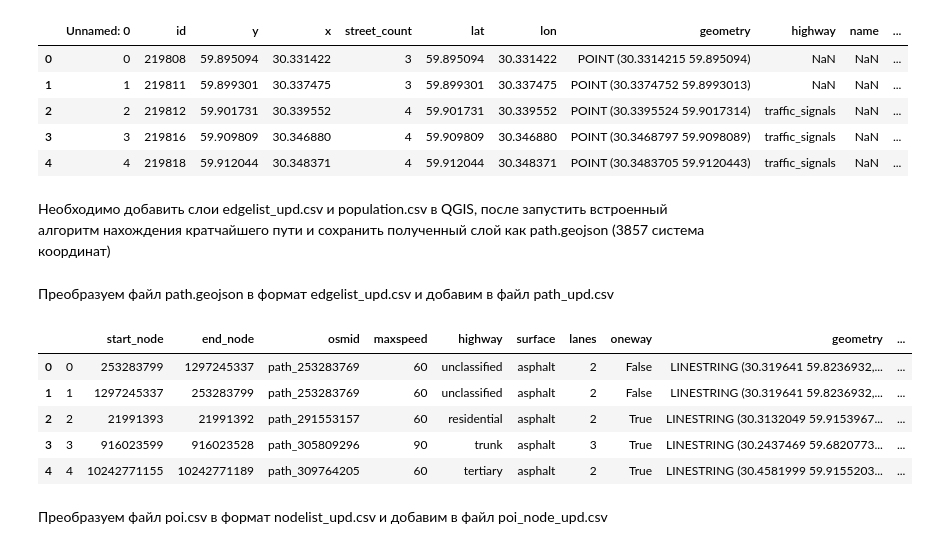
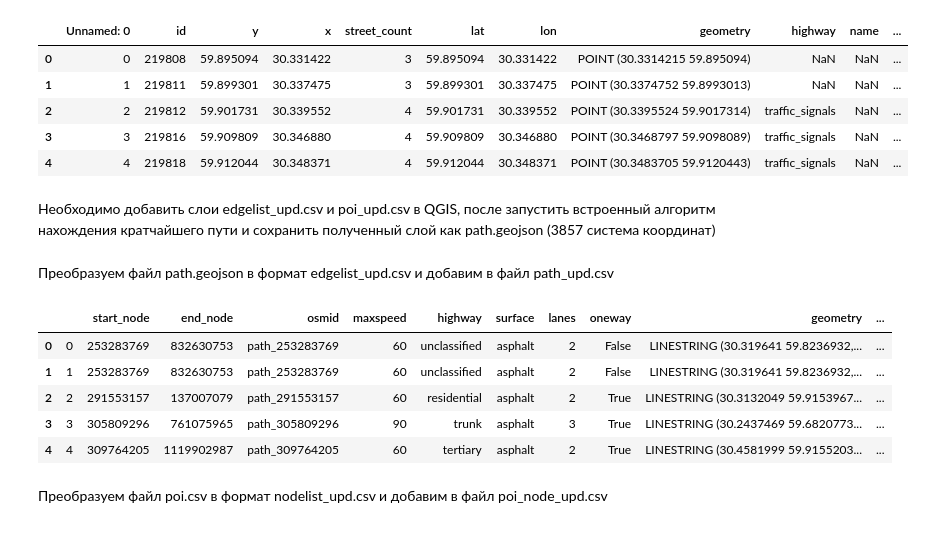
Before and after one commit to citec-spbu/city-view, a Jupyter notebook: notebook/graph.ipynb, the cells around one changed output. Saved outputs shown, nothing was run; the diff lists cells and outputs as text; code cells hidden in the pictures.

Commit message:
Update path_upd.csv

```diff
--- a/notebook/graph.ipynb
+++ b/notebook/graph.ipynb
@@ -82,7 +82,7 @@ Saved file /home/nermakovaa/ermak/semester_3/Plugin/city-road-network/crn-exampl
 | 3 | 3 | 219816 | 59.909809 | 30.346880 | 4 | 59.909809 | 30.346880 | POINT (30.3468797 59.9098089) | traffic_signals | NaN | ... |
 | 4 | 4 | 219818 | 59.912044 | 30.348371 | 4 | 59.912044 | 30.348371 | POINT (30.3483705 59.9120443) | traffic_signals | NaN | ... |
 # %% [markdown]
-Необходимо добавить слои edgelist_upd.csv и population.csv в QGIS, после запустить встроенный алгоритм нахождения кратчайшего пути и сохранить полученный слой как path.geojson (3857 система координат)
+Необходимо добавить слои edgelist_upd.csv и poi_upd.csv в QGIS, после запустить встроенный алгоритм нахождения кратчайшего пути и сохранить полученный слой как path.geojson (3857 система координат)
 # %%
 import sys
 import os
@@ -107,45 +107,45 @@ import pandas as pd
 import re
 import numpy as np
 
-csv_path = "/data/spb/path.csv"
+csv_path = "/home/nermakovaa/ermak/semester_3/Plugin/plugin/new/city-view/data /spb/path.csv"
 df = pd.read_csv(csv_path)
 
 new_columns = ["", "start_node", "end_node", "osmid", "maxspeed", "highway", "surface", "lanes", "oneway", "geometry", "name", "smoothness",
        "living_street", "service", "length (m)", "length (km)", "capacity (veh/h)", "maxspeed (km/h)", "flow_time (h)", "flow_time (s)"]
 new_df = pd.DataFrame(columns=new_columns)
 
 new_df[""] = range(len(df))
 
-new_df["start_node"] = df["start_node"]
-new_df["end_node"] = df["end_node"]
-new_df["osmid"] = "path_" + df["osmid"].astype(str)
+new_df["start_node"] = df["osmid"] # osmid здания - откуда проводили прямую poi_upd
+new_df["end_node"] = df["osmid_2"] # osmid_2 прямой - прямая к которой проводили перпендикуляр из edgelist_upd
+new_df["osmid"] = "path_" + df["osmid"].astype(str) # название перпендикуляра (поскольку в osm нет - сами задаем)
 new_df["maxspeed"] = df["maxspeed"]
 new_df["highway"] = df["highway"].apply(lambda x: x.strip("['']") if isinstance(x, str) else x)
 new_df["surface"] = df["surface"].apply(lambda x: x.strip("['']") if isinstance(x, str) else x)
 new_df["lanes"] = df["lanes"]
 new_df["oneway"] = df["oneway"]
 new_df["geometry"] = df["geometry"].apply(lambda x: re.sub(r'\((.*?)\)', r'\1', x)).apply(lambda x: x.replace("MULTILINESTRING", "LINESTRING"))
 new_df["name"] = np.nan
 new_df["smoothness"] = np.nan
 new_df["living_street"] = np.nan
 new_df["service"] = np.nan
 new_df["length (m)"] = np.nan
 new_df["length (km)"] = np.nan
 new_df["capacity (veh/h)"] = np.nan
 new_df["maxspeed (km/h)"] = np.nan
 new_df["flow_time (h)"] = np.nan
 new_df["flow_time (s)"] = np.nan
 
-new_csv_path = "/data/spb/path_upd.csv"
+new_csv_path = "/home/nermakovaa/ermak/semester_3/Plugin/plugin/new/city-view/data /spb/path_upd.csv"
 new_df.to_csv(new_csv_path, index=False)
 new_df.head() # кратчайшие линии
 # %% [output]
 |  |  | start_node | end_node | osmid | maxspeed | highway | surface | lanes | oneway | geometry | ... |
-| 0 | 0 | 253283799 | 1297245337 | path_253283769 | 60 | unclassified | asphalt | 2 | False | LINESTRING (30.319641 59.8236932,... | ... |
-| 1 | 1 | 1297245337 | 253283799 | path_253283769 | 60 | unclassified | asphalt | 2 | False | LINESTRING (30.319641 59.8236932,... | ... |
-| 2 | 2 | 21991393 | 21991392 | path_291553157 | 60 | residential | asphalt | 2 | True | LINESTRING (30.3132049 59.9153967... | ... |
-| 3 | 3 | 916023599 | 916023528 | path_305809296 | 90 | trunk | asphalt | 3 | True | LINESTRING (30.2437469 59.6820773... | ... |
-| 4 | 4 | 10242771155 | 10242771189 | path_309764205 | 60 | tertiary | asphalt | 2 | True | LINESTRING (30.4581999 59.9155203... | ... |
+| 0 | 0 | 253283769 | 832630753 | path_253283769 | 60 | unclassified | asphalt | 2 | False | LINESTRING (30.319641 59.8236932,... | ... |
+| 1 | 1 | 253283769 | 832630753 | path_253283769 | 60 | unclassified | asphalt | 2 | False | LINESTRING (30.319641 59.8236932,... | ... |
+| 2 | 2 | 291553157 | 137007079 | path_291553157 | 60 | residential | asphalt | 2 | True | LINESTRING (30.3132049 59.9153967... | ... |
+| 3 | 3 | 305809296 | 761075965 | path_305809296 | 90 | trunk | asphalt | 3 | True | LINESTRING (30.2437469 59.6820773... | ... |
+| 4 | 4 | 309764205 | 1119902987 | path_309764205 | 60 | tertiary | asphalt | 2 | True | LINESTRING (30.4581999 59.9155203... | ... |
 # %% [markdown]
 Преобразуем файл poi.csv в формат nodelist_upd.csv и добавим в файл poi_node_upd.csv
 # %%
```
Also changed, not shown: parts of 1 cell of this notebook, 1 other file.
